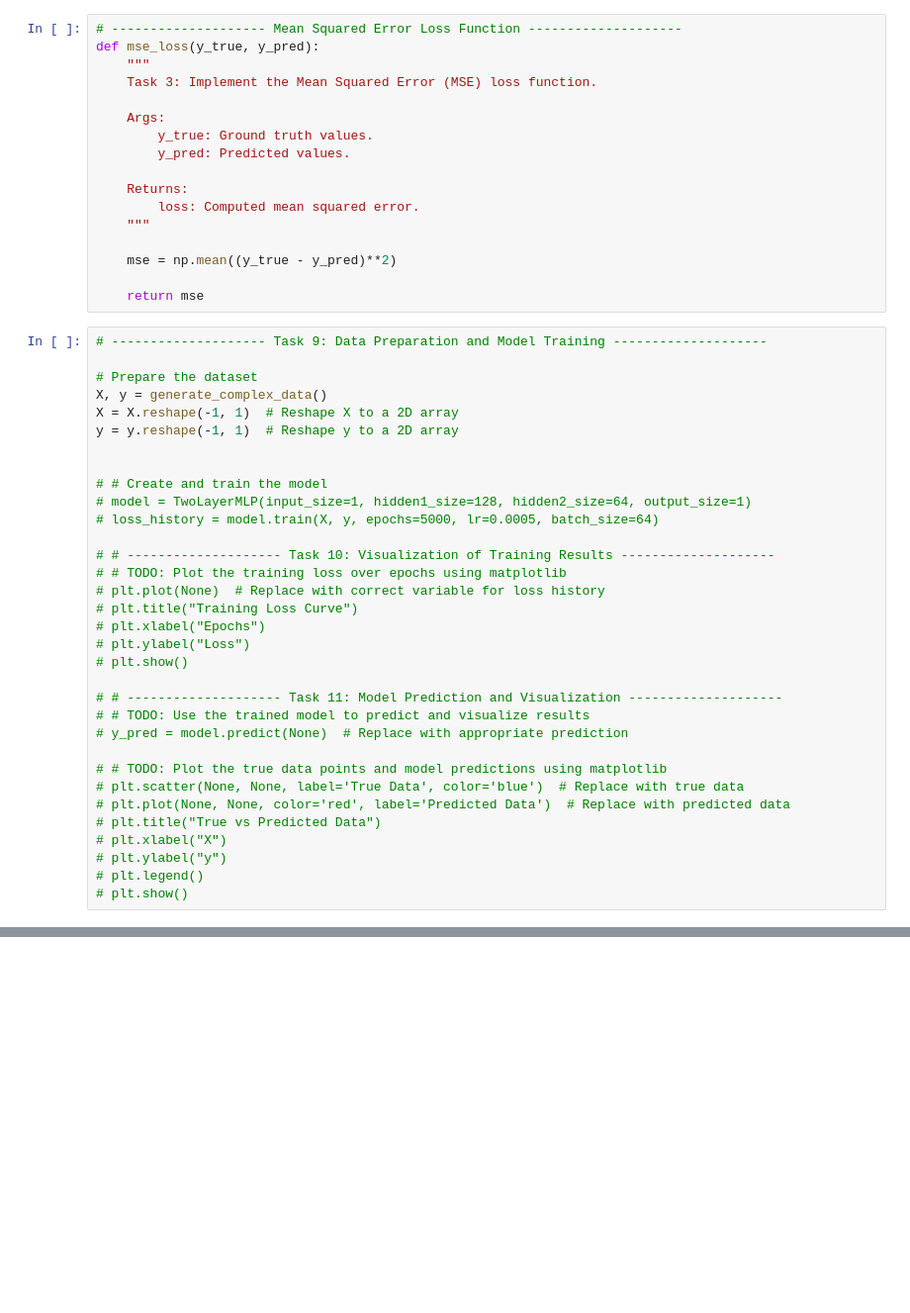
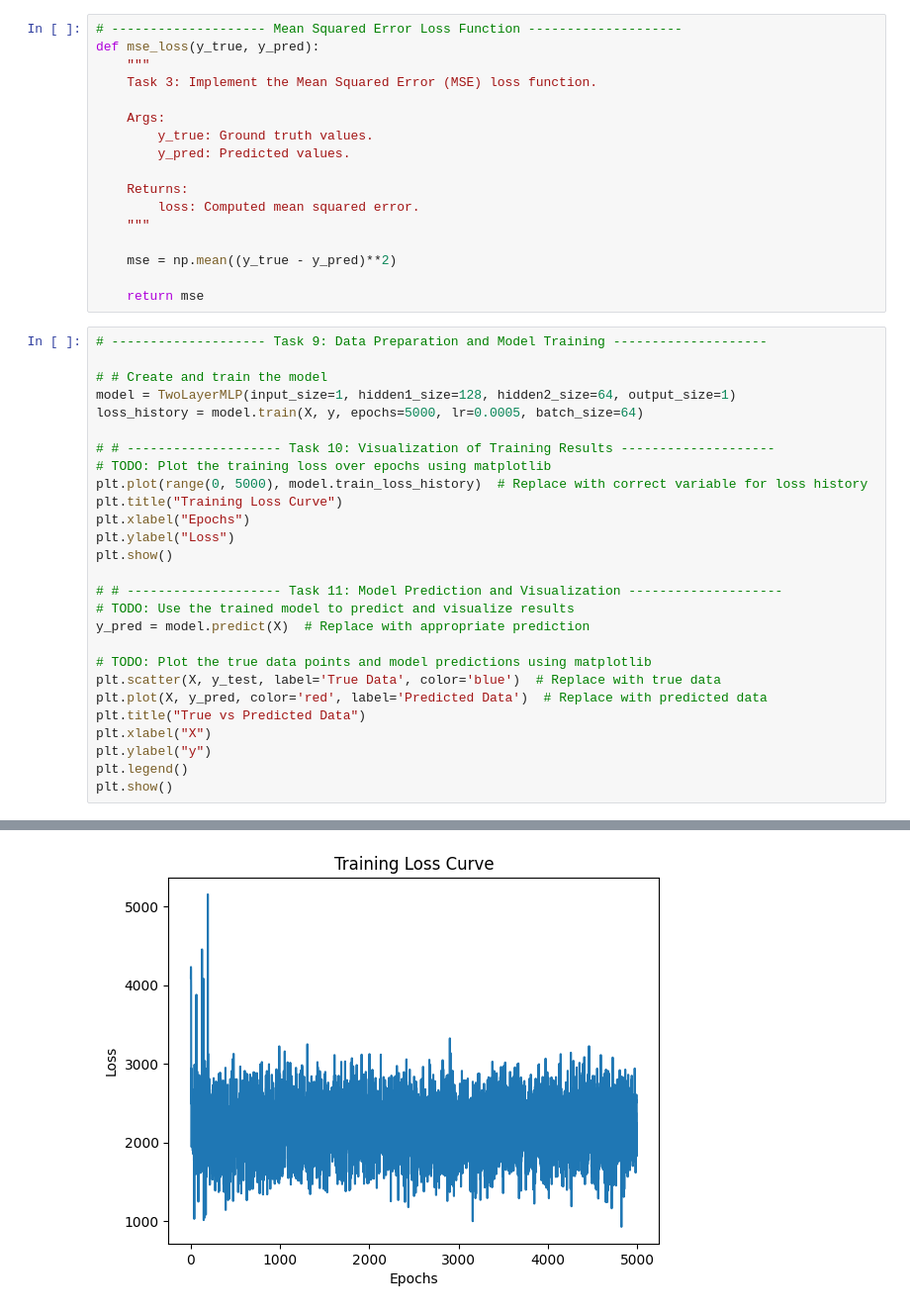
Before and after one commit to AdamPSU/FromScratch, a Jupyter notebook: Neural Networks/mlp.ipynb, the cells around one changed output, grey strips where cells are left out. Shown: that part at 99% size. Saved outputs shown, nothing was run; the diff lists cells and outputs as text; blank space fills up the shorter version.

```diff
--- a/Neural Networks/mlp.ipynb
+++ b/Neural Networks/mlp.ipynb
@@ -276,33 +280,28 @@ def mse_loss(y_true, y_pred):
 # %%
 # -------------------- Task 9: Data Preparation and Model Training --------------------
 
-# Prepare the dataset
-X, y = generate_complex_data()
-X = X.reshape(-1, 1)  # Reshape X to a 2D array
-y = y.reshape(-1, 1)  # Reshape y to a 2D array
-
-
 # # Create and train the model
-# model = TwoLayerMLP(input_size=1, hidden1_size=128, hidden2_size=64, output_size=1)
-# loss_history = model.train(X, y, epochs=5000, lr=0.0005, batch_size=64)
+model = TwoLayerMLP(input_size=1, hidden1_size=128, hidden2_size=64, output_size=1)
+loss_history = model.train(X, y, epochs=5000, lr=0.0005, batch_size=64)
 
 # # -------------------- Task 10: Visualization of Training Results --------------------
-# # TODO: Plot the training loss over epochs using matplotlib
-# plt.plot(None)  # Replace with correct variable for loss history
-# plt.title("Training Loss Curve")
-# plt.xlabel("Epochs")
-# plt.ylabel("Loss")
-# plt.show()
+# TODO: Plot the training loss over epochs using matplotlib
+plt.plot(range(0, 5000), model.train_loss_history)  # Replace with correct variable for loss history
+plt.title("Training Loss Curve")
+plt.xlabel("Epochs")
+plt.ylabel("Loss")
+plt.show()
 
 # # -------------------- Task 11: Model Prediction and Visualization --------------------
-# # TODO: Use the trained model to predict and visualize results
-# y_pred = model.predict(None)  # Replace with appropriate prediction
+# TODO: Use the trained model to predict and visualize results
+y_pred = model.predict(X)  # Replace with appropriate prediction
 
-# # TODO: Plot the true data points and model predictions using matplotlib
-# plt.scatter(None, None, label='True Data', color='blue')  # Replace with true data
-# plt.plot(None, None, color='red', label='Predicted Data')  # Replace with predicted data
-# plt.title("True vs Predicted Data")
-# plt.xlabel("X")
-# plt.ylabel("y")
-# plt.legend()
-# plt.show()
+# TODO: Plot the true data points and model predictions using matplotlib
+plt.scatter(X, y_test, label='True Data', color='blue')  # Replace with true data
+plt.plot(X, y_pred, color='red', label='Predicted Data')  # Replace with predicted data
+plt.title("True vs Predicted Data")
+plt.xlabel("X")
+plt.ylabel("y")
+plt.legend()
+plt.show()
+# %% [output]
@@ -308,0 +325 @@ y = y.reshape(-1, 1)  # Reshape y to a 2D array
+[figure, added]
```
Also changed, not shown: parts of 9 cells of this notebook.
